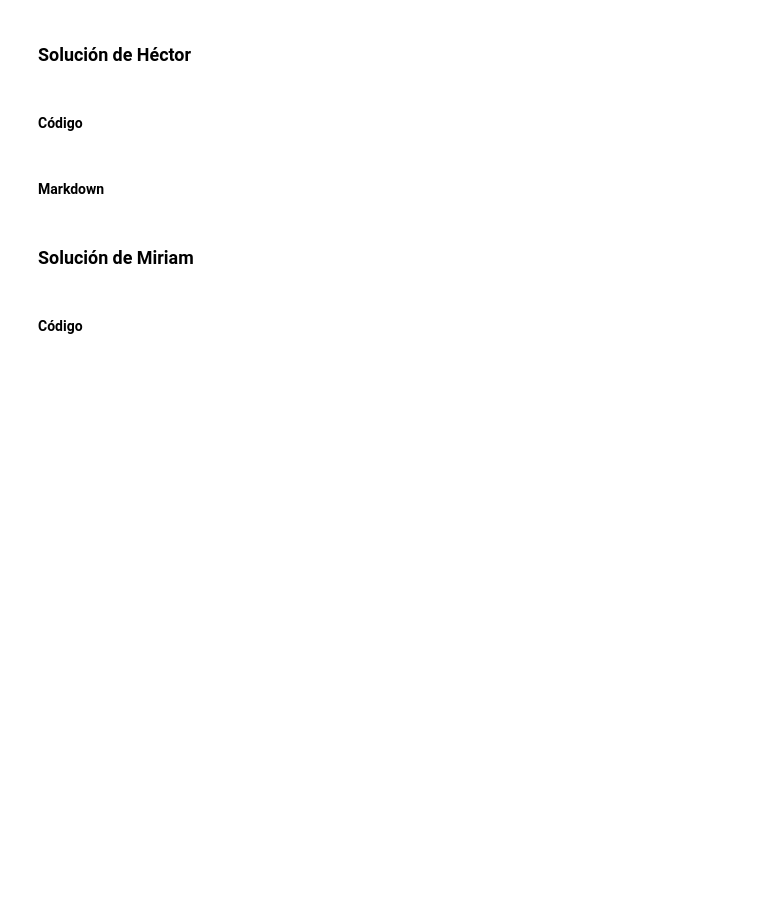
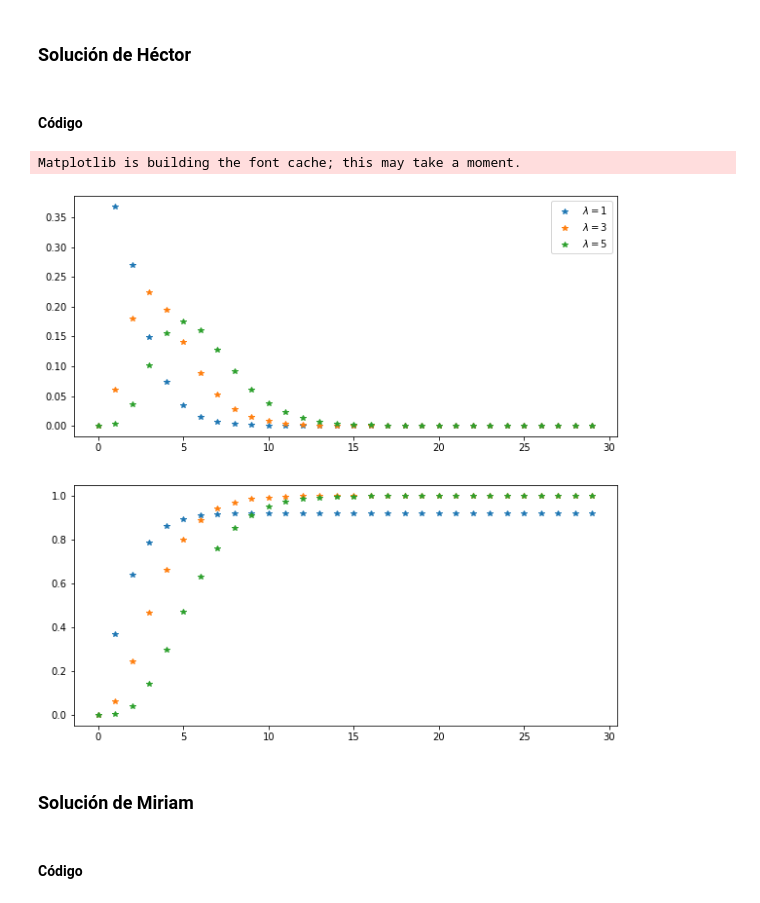
Before and after one commit to danielch4/TareaConjunto_MERosas_HDChavez, a Jupyter notebook: Tarea2_MERosas_HDChavez.ipynb, the cells around one changed output. Saved outputs shown, nothing was run; the diff lists cells and outputs as text; code cells hidden in the pictures; blank space fills up the shorter version.

```diff
--- a/Tarea2_MERosas_HDChavez.ipynb
+++ b/Tarea2_MERosas_HDChavez.ipynb
@@ -353,8 +430,26 @@ array([0, 2])
 ### Solución de Héctor
 # %% [markdown]
 #### Código
-# %% [markdown]
-#### Markdown
+# %%
+from itertools import cycle
+import matplotlib.pyplot as plt
+import scipy.special as sps
+N = 30
+l = [1, 3, 5]
+k = np.arange(N)
+
+p = lambda k,l: (l**k * np.exp(-l)) / sps.factorial(k)
+
+P = np.array([p(lamb, k) for lamb in l])
+
+fig, ax = plt.subplots(2,1, figsize=(10,10))
+ax[0].plot(k, P.T, '*')
+ax[1].plot(k, np.cumsum(P.T, axis=0), '*')
+ax[0].legend([f'$\lambda={l}$' for l in l])
+plt.show()
+# %% [output]
+Matplotlib is building the font cache; this may take a moment.
+[figure, added]
 # %% [markdown]
 ### Solución de Miriam
 # %% [markdown]
```
Also changed, not shown: parts of 13 cells of this notebook.
